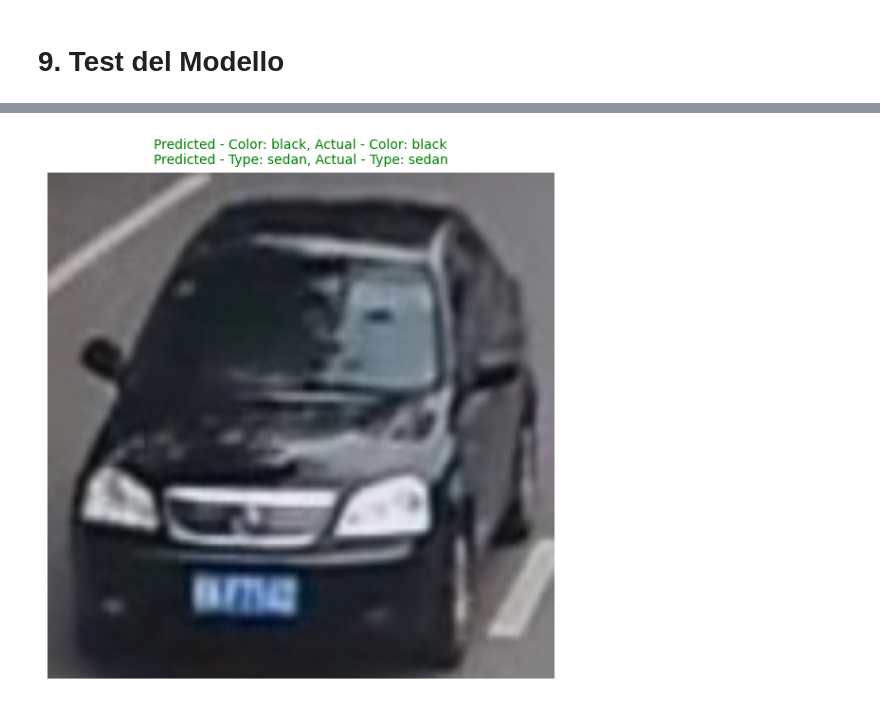
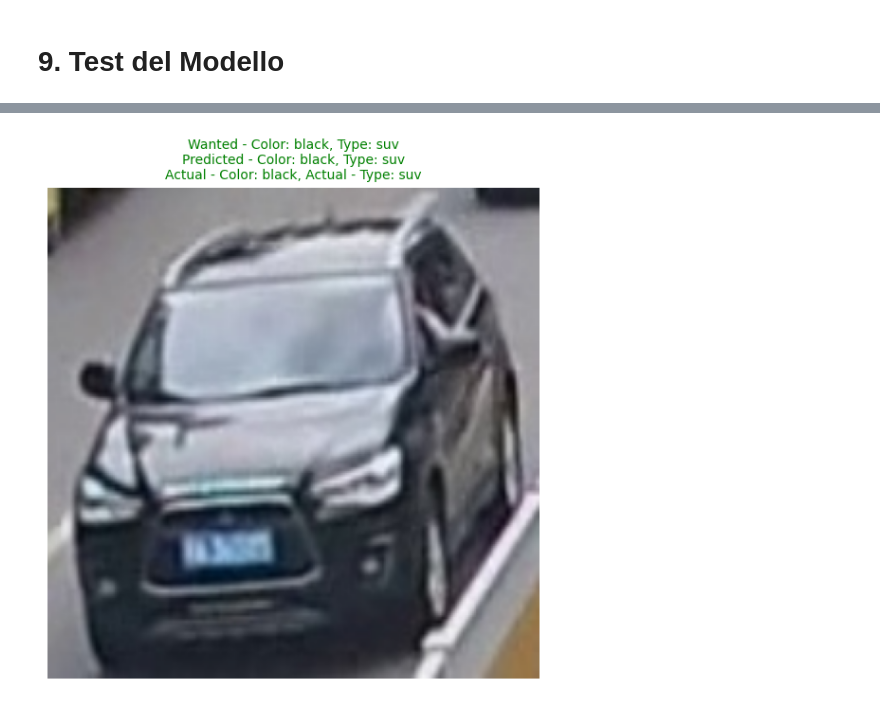
Before and after one commit to lele25811/Vehicle-ReId, a Jupyter notebook: Color_Type_VeRi_ReiD.ipynb, the cells around one changed output, grey strips where cells are left out. Saved outputs shown, nothing was run; the diff lists cells and outputs as text; code cells hidden in the pictures.

```diff
--- a/Color_Type_VeRi_ReiD.ipynb
+++ b/Color_Type_VeRi_ReiD.ipynb
@@ -722,34 +736,35 @@ def search_image_by_color_and_type(model, dataloader, device=device, color_input
 
                     # Determina se la predizione è corretta per il colore
                     correct_color = predicted_color[i].item() == color_labels[i].item()
                     correct_type = predicted_type[i].item() == type_labels[i].item()
 
                     # Colore del titolo in base alla correttezza della predizione
                     title_color = 'green' if correct_color and correct_type else 'red'
                     title = (
-                        f"Predicted - Color: {color_mapping[predicted_color[i].item()]}, Actual - Color: {color_mapping[color_labels[i].item()]}\n"
-                        f"Predicted - Type: {type_mapping[predicted_type[i].item()]}, Actual - Type: {type_mapping[type_labels[i].item()]}")
+                        f"Wanted - Color: {color_mapping[color_input]}, Type: {type_mapping[type_input]}\n"
+                        f"Predicted - Color: {color_mapping[predicted_color[i].item()]}, Type: {type_mapping[predicted_type[i].item()]}\n"
+                        f"Actual - Color: {color_mapping[color_labels[i].item()]}, Actual - Type: {type_mapping[type_labels[i].item()]}")
 
                     # Mostra l'immagine
                     plt.imshow(img)
                     plt.axis('off')
                     plt.title(title, color=title_color, fontsize=10)
 
                     images_checked += 1
                     if images_checked >= num_images:
                         # Mostra l'immagine trovata e termina
                         plt.tight_layout()
                         plt.show()
                         return
 
     # Se non trova immagini che corrispondono ai criteri
     print(f"No images found with Color ID {color_input} and Type ID {type_input}.")
 
 # Color map: {1: 'yellow', 2: 'orange', 3: 'green', 4: 'gray', 5: 'red', 6: 'blue', 7: 'white', 8: 'golden', 9: 'brown', 10: 'black'}
 # Type map: {1: 'sedan', 2: 'suv', 3: 'van', 4: 'hatchback', 5: 'mpv', 6: 'pickup', 7: 'bus', 8: 'truck', 9: 'estate'}
 color_input = 10  # ID del colore che vuoi filtrare
-type_input = 1   # ID del tipo che vuoi filtrare
+type_input = 2   # ID del tipo che vuoi filtrare
 new_test_loader = DataLoader(test_dataset, batch_size=32, shuffle=True)
 search_image_by_color_and_type(model, new_test_loader, color_input=color_input, type_input=type_input)
 # %% [output]
-[figure, old version]
+[figure, new version]
```
Also changed, not shown: parts of 5 cells of this notebook.
